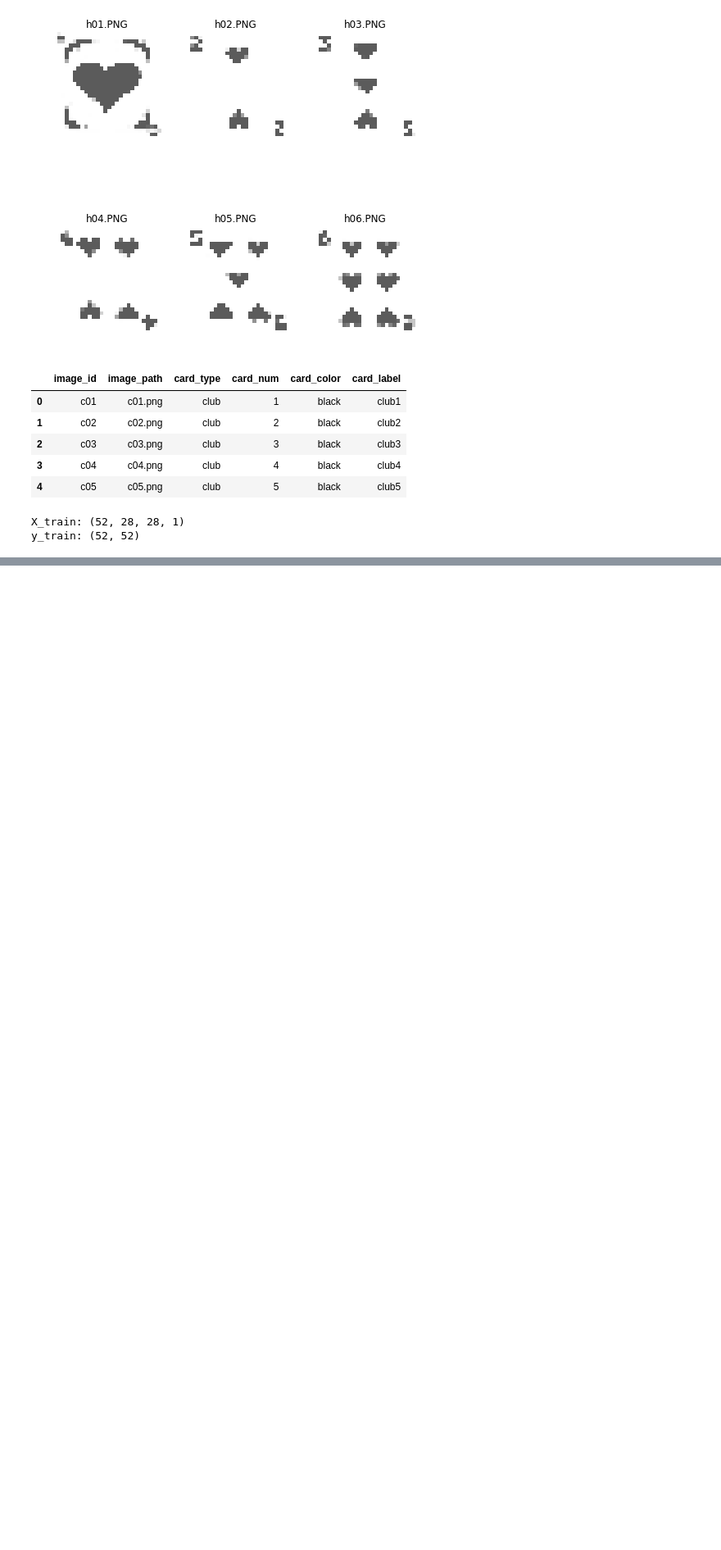
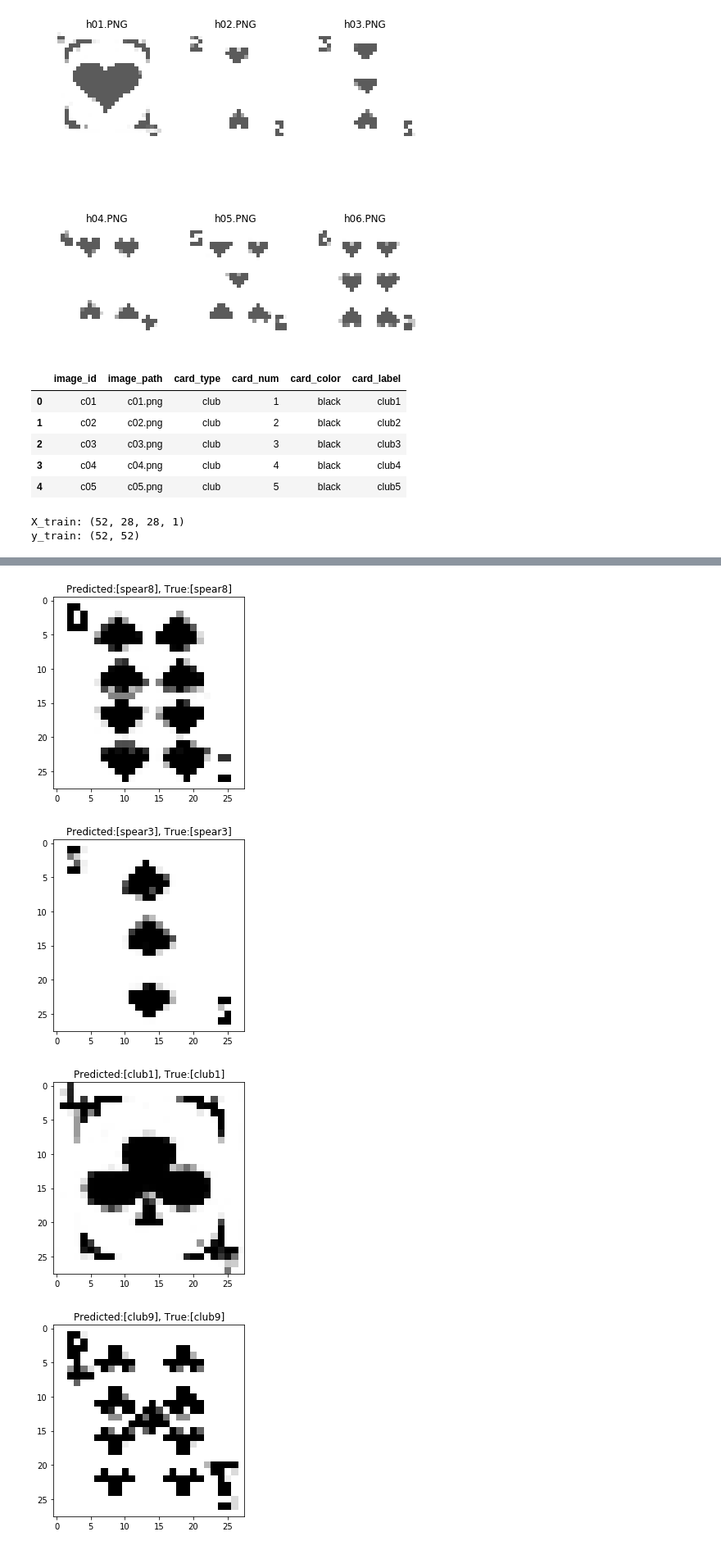
Before and after one commit to jojosimida/keras-practice, a Jupyter notebook: 0.1-poker-cards-dataset/0.1-poker-cards-dataset.ipynb, the cells around one changed output, grey strips where cells are left out. Shown at 82% size. Cells and saved outputs as stored; diff of their text form; code cells hidden in the pictures; blank space fills up the shorter version.

```diff
--- a/0.1-poker-cards-dataset/0.1-poker-cards-dataset.ipynb
+++ b/0.1-poker-cards-dataset/0.1-poker-cards-dataset.ipynb
@@ -202,0 +238,6 @@ Epoch 10/10
+# %%
+# upset the order of the images
+randomize = np.arange(len(X_test))
+np.random.shuffle(randomize)
+X_test_randomize = X_test[randomize]
+y_test_randomize = y_test[randomize]
@@ -202,0 +253,8 @@ Epoch 10/10
+# %%
+print("[Info] Making prediction of X_test_randomize")
+prediction = model.predict_classes(X_test_randomize)  # Making prediction and save result to prediction
+
+print()
+print()
+print("[Info] Show 52 prediction result (From 0):")
+print("%s\n" % (prediction[:52]))
@@ -202,0 +268,17 @@ Epoch 10/10
+# %%
+# Print out the image and forecast of each card
+for i in range(X_test_randomize.shape[0]):
+    true_class = idx_to_label.get(np.argmax(y_test_randomize[i]))
+    predict_class = idx_to_label.get(prediction[i])
+    plt.title("Predicted:[{}], True:[{}]".format(predict_class, true_class))
+    plt.imshow(X_test_randomize[i].reshape(28,28), cmap=plt.get_cmap('gray'))
+    plt.tight_layout()
+    plt.show()
+
+    if i==5:
+        break
+# %% [output]
+[figure, added]
+[figure, added]
+[figure, added]
+[figure, added]
```
Also changed, not shown: parts of 10 cells of this notebook.
